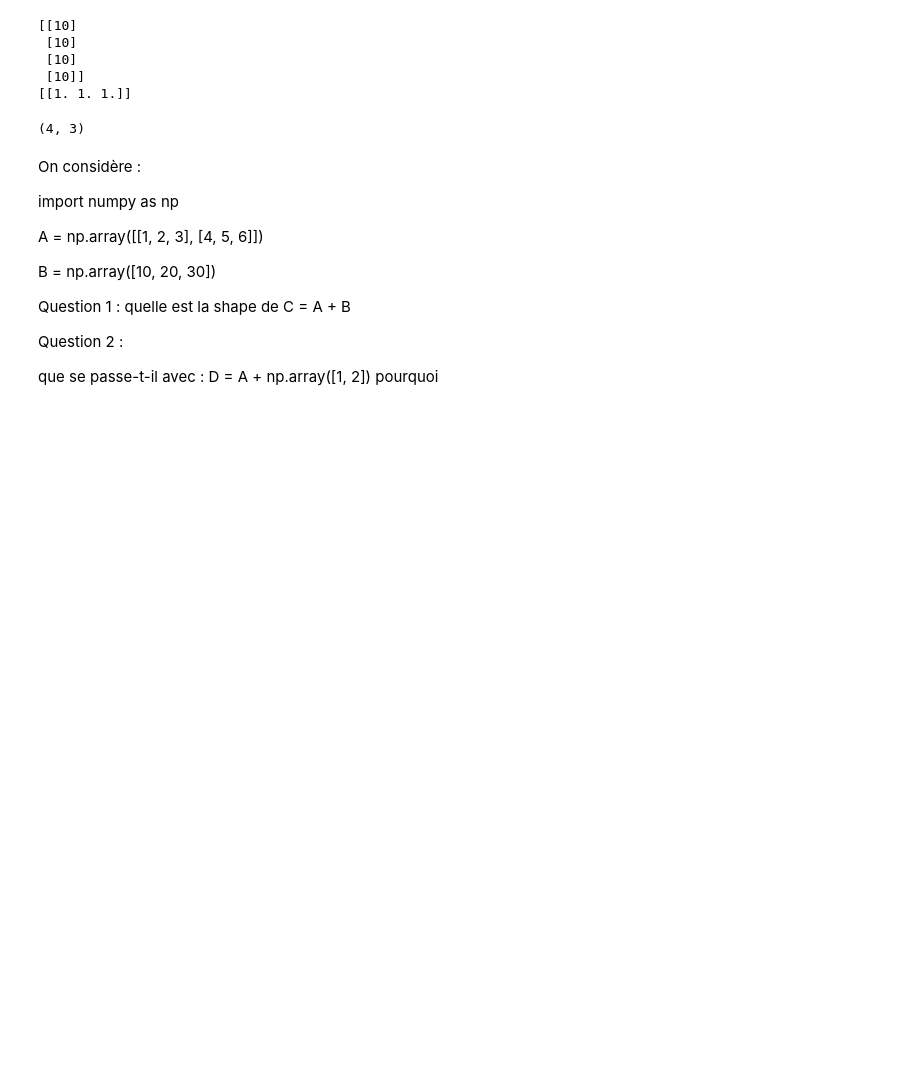
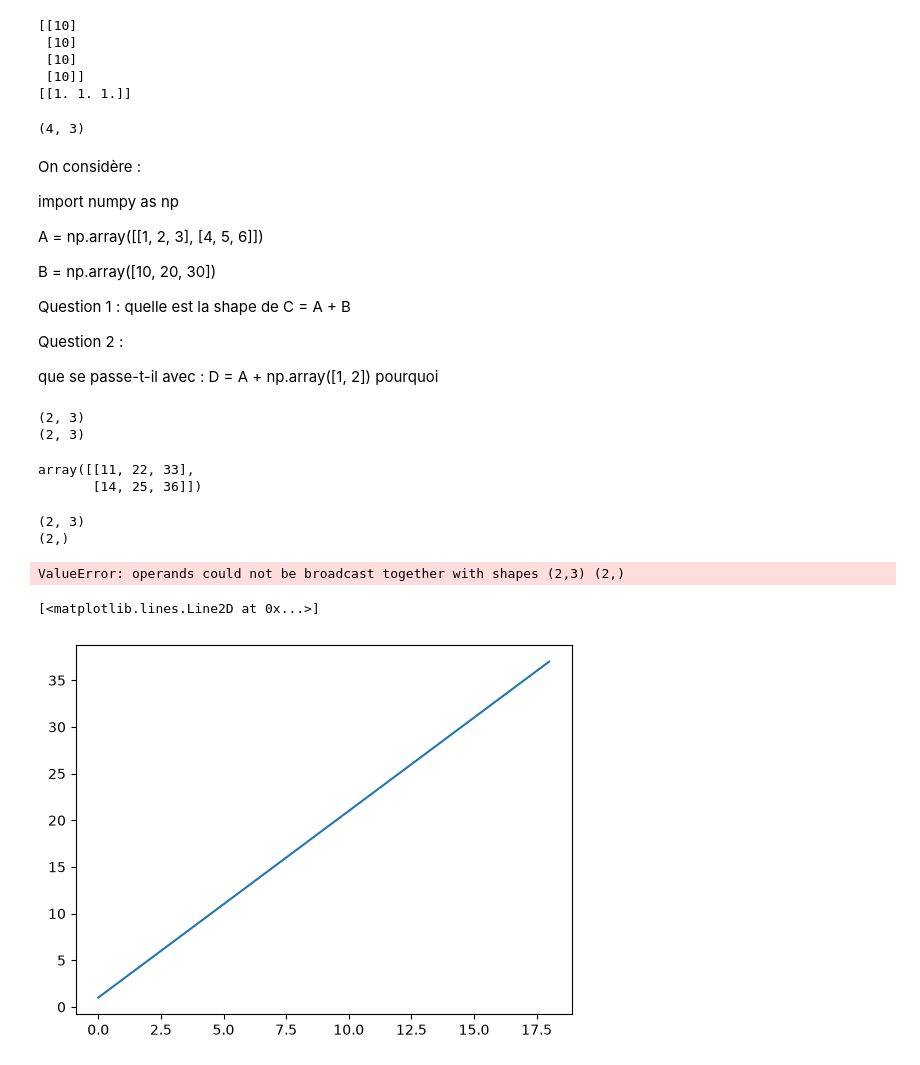
Before and after one commit to webdevproformation/m2-iot-juin2026, a Jupyter notebook: jour01-base/03-numpy.ipynb, the cells around one changed output. Cells and saved outputs as stored; diff of their text form; code cells hidden in the pictures; blank space fills up the shorter version.

Commit message:
premier graph

```diff
--- a/jour01-base/03-numpy.ipynb
+++ b/jour01-base/03-numpy.ipynb
@@ -378,3 +378,46 @@ Question 2 :
 
 que se passe-t-il avec :
 D = A + np.array([1, 2]) pourquoi
+# %%
+import numpy as np
+
+A = np.array([[1, 2, 3],
+              [4, 5, 6]])
+
+B = np.array([10, 20, 30])
+
+print(A.shape)
+print(B.shape)
+# %% [output]
+(2, 3)
+(2, 3)
+# %%
+A + B # le deux tableaux ayant la même valeur de ligne que le 1er tableau à de colonne
+
+# (2, 3)
+# (   3) => np.array([[10, 20, 30], [10, 20, 30]])
+# %% [output]
+array([[11, 22, 33],
+       [14, 25, 36]])
+# %%
+A = np.array([[1, 2, 3],
+              [4, 5, 6]])
+print(A.shape)
+
+print(np.array([1, 2]) .shape)
+D = A + np.array([1, 2 ])
+D
+# %% [output]
+(2, 3)
+(2,)
+ValueError: operands could not be broadcast together with shapes (2,3) (2,)
+# %%
+import matplotlib.pyplot as plt
+
+X = np.arange(0, 20 , 2);
+Y = 2 * X + 1
+
+plt.plot(X , Y)
+# %% [output]
+[<matplotlib.lines.Line2D at 0x...>]
+[figure, added]
```
